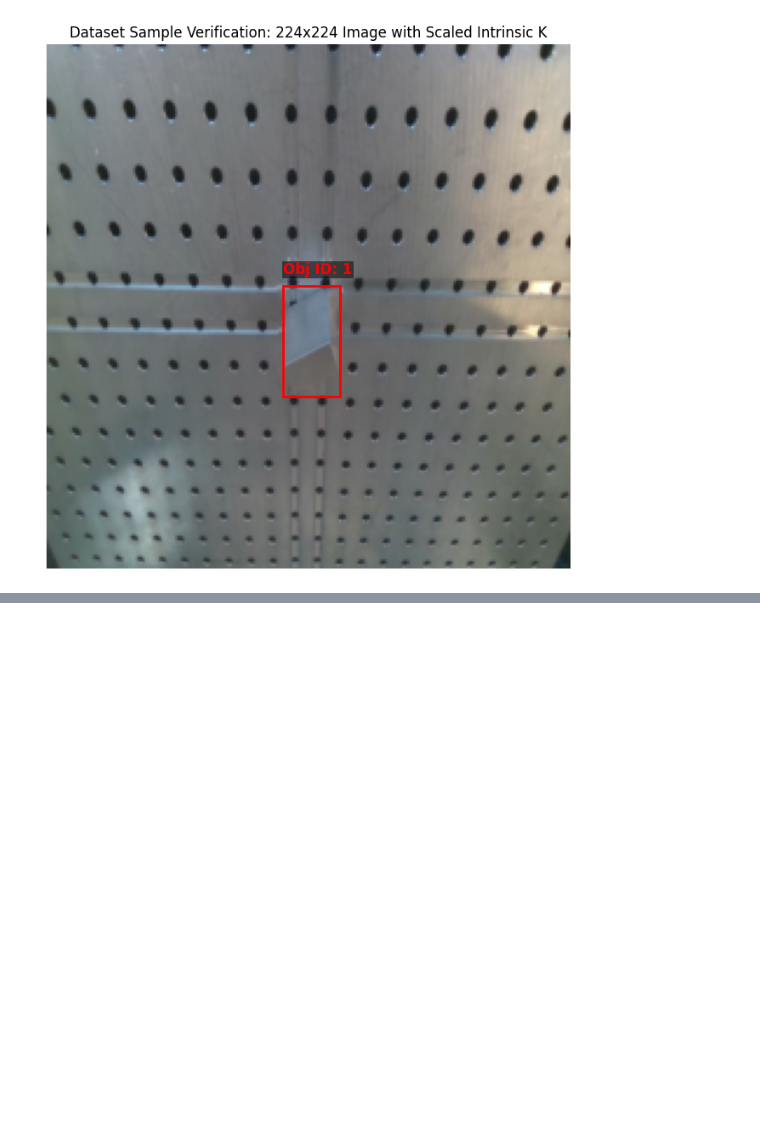
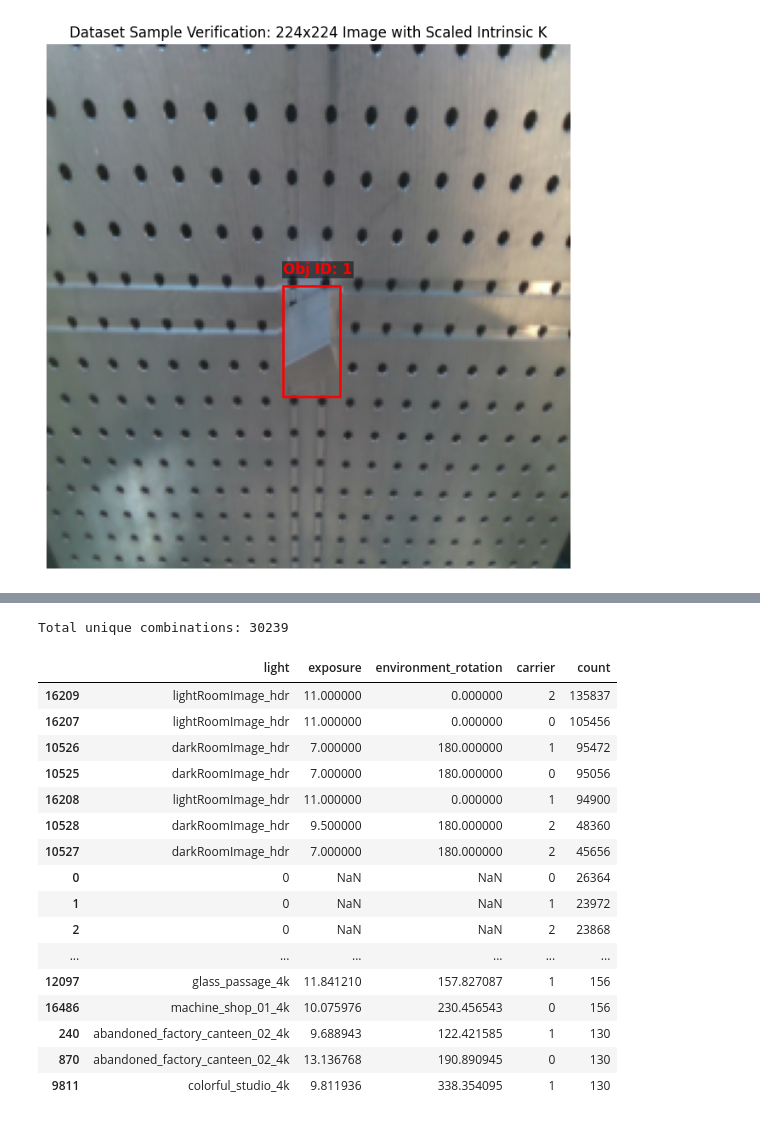
Before and after one commit to Eikthyrnir/uam-cv-sim-to-real-interpretability, a Jupyter notebook: DIMO_sandbox.ipynb, the cells around one changed output, grey strips where cells are left out. Cells and saved outputs as stored; diff of their text form; code cells hidden in the pictures; blank space fills up the shorter version.

Commit message:
dataset insights

```diff
--- a/DIMO_sandbox.ipynb
+++ b/DIMO_sandbox.ipynb
@@ -550,29 +595,22 @@ for cam_name, scenes in dimo_ds.items():
             img_path = str(img['path'])
             num_objects = len(img['objects'])
 
-            # We can also capture some scene_info if it's there
-            light_condition = img.get('scene_info', {}).get('light', None)
-
-            for obj in img['objects']:
-                records.append({
+            image_data = {
                     'camera': cam_name,
                     'scene_id': scene_id,
                     'image_id': img_id,
                     'image_path': img_path,
-                    'object_id': obj['id'],
-                    'light_condition': light_condition,
                     'total_objects_in_image': num_objects
-                })
+                }
+            # Use .get() to safely handle cases where scene_info might be missing
+            image_data.update(img.get('scene_info', {}))
+
+            for obj in img['objects']:
+                # Crucial: make a copy so we don't overwrite previous objects from the same image
+                obj_record = image_data.copy()
+                obj_record['object_id'] = obj['id']
+
+                records.append(obj_record)
 
 # Create the DataFrame
 df_dimo = pd.DataFrame(records)
-
-print(f"\nCreated DataFrame with {len(df_dimo)} object observations!")
-display(df_dimo.head())
-
-print("\n--- Dataset Statistics ---")
-# Show the distribution of observations per camera
-display(df_dimo['camera'].value_counts().to_frame('Observations per Camera'))
-
-# Show the distribution of object IDs
-display(df_dimo['object_id'].value_counts().to_frame('Observations per Object ID'))
@@ -620,0 +617,34 @@ df_dimo
+# %%
+import pandas as pd
+
+# Group by the specified columns and count occurrences
+# dropna=False ensures we don't drop rows where fields like 'exposure' are NaN (e.g., real images)
+grouped_counts = df_dimo.groupby(
+    ['light', 'exposure', 'environment_rotation', 'carrier'],
+    dropna=False
+).size().reset_index(name='count')
+
+# Sort by count descending to see the most common configurations
+grouped_counts = grouped_counts.sort_values(by='count', ascending=False)
+
+print(f"Total unique combinations: {len(grouped_counts)}")
+display(grouped_counts.head(20))
+# %% [output]
+Total unique combinations: 30239
+|  | light | exposure | environment_rotation | carrier | count |
+| 16209 | lightRoomImage_hdr | 11.000000 | 0.000000 | 2 | 135837 |
+| 16207 | lightRoomImage_hdr | 11.000000 | 0.000000 | 0 | 105456 |
+| 10526 | darkRoomImage_hdr | 7.000000 | 180.000000 | 1 | 95472 |
+| 10525 | darkRoomImage_hdr | 7.000000 | 180.000000 | 0 | 95056 |
+| 16208 | lightRoomImage_hdr | 11.000000 | 0.000000 | 1 | 94900 |
+| 10528 | darkRoomImage_hdr | 9.500000 | 180.000000 | 2 | 48360 |
+| 10527 | darkRoomImage_hdr | 7.000000 | 180.000000 | 2 | 45656 |
+| 0 | 0 | NaN | NaN | 0 | 26364 |
+| 1 | 0 | NaN | NaN | 1 | 23972 |
+| 2 | 0 | NaN | NaN | 2 | 23868 |
+| ... | ... | ... | ... | ... | ... |
+| 12097 | glass_passage_4k | 11.841210 | 157.827087 | 1 | 156 |
+| 16486 | machine_shop_01_4k | 10.075976 | 230.456543 | 0 | 156 |
+| 240 | abandoned_factory_canteen_02_4k | 9.688943 | 122.421585 | 1 | 130 |
+| 870 | abandoned_factory_canteen_02_4k | 13.136768 | 190.890945 | 0 | 130 |
+| 9811 | colorful_studio_4k | 9.811936 | 338.354095 | 1 | 130 |
```
Also changed, not shown: parts of 11 cells of this notebook.
